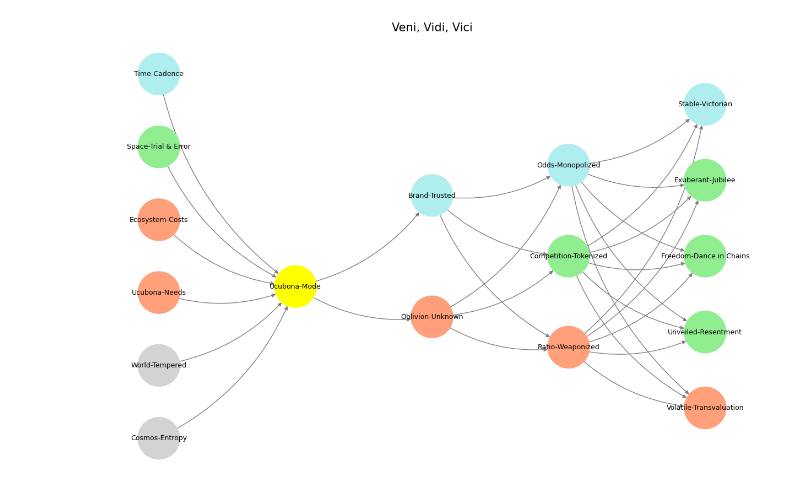
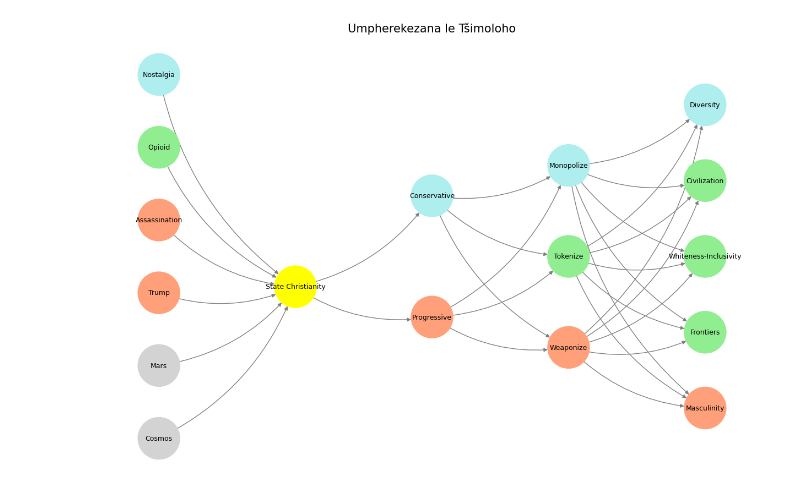
Before and after one commit to abikesa/oil, a Jupyter notebook: kitabo/ensi/_build/jupyter_execute/act1/chapter1.ipynb, the cells around one changed output. Saved outputs shown, nothing was run; the diff lists cells and outputs as text; code cells hidden in the pictures.

```diff
--- a/kitabo/ensi/_build/jupyter_execute/act1/chapter1.ipynb
+++ b/kitabo/ensi/_build/jupyter_execute/act1/chapter1.ipynb
@@ -17,22 +34,22 @@ import networkx as nx
 # Define the neural network fractal
 def define_layers():
     return {
-        'World': ['Cosmos-Entropy', 'World-Tempered', 'Ucubona-Needs', 'Ecosystem-Costs', 'Space-Trial & Error', 'Time-Cadence', ], # Veni; 95/5
-        'Mode': ['Ucubona-Mode'], # Vidi; 80/20
-        'Agent': ['Oblivion-Unknown', 'Brand-Trusted'], # Vici; Veni; 51/49
-        'Space': ['Ratio-Weaponized', 'Competition-Tokenized', 'Odds-Monopolized'], # Vidi; 20/80
-        'Time': ['Volatile-Transvaluation', 'Unveiled-Resentment',  'Freedom-Dance in Chains', 'Exuberant-Jubilee', 'Stable-Victorian'] # Vici; 5/95
+        'World': ['Cosmos', 'Mars', "Trump", 'Assassination', 'Opioid', 'Nostalgia', ],
+        'Mode': ['State Christianity'],
+        'Agent': ['Progressive', 'Conservative'],
+        'Space': ['Weaponize', 'Tokenize', 'Monopolize'],
+        'Time': ["Masculinity", 'Frontiers',  'Whiteness-Inclusivity', 'Civilization', 'Diversity']
     }
 
 # Assign colors to nodes
 def assign_colors():
     color_map = {
-        'yellow': ['Ucubona-Mode'],
-        'paleturquoise': ['Time-Cadence', 'Brand-Trusted', 'Odds-Monopolized', 'Stable-Victorian'],
-        'lightgreen': ['Space-Trial & Error', 'Competition-Tokenized', 'Exuberant-Jubilee', 'Freedom-Dance in Chains', 'Unveiled-Resentment'],
+        'yellow': ['State Christianity'],
+        'paleturquoise': ['Nostalgia', 'Conservative', 'Monopolize', 'Diversity'],
+        'lightgreen': ['Opioid', 'Tokenize', 'Frontiers', 'Whiteness-Inclusivity', 'Civilization'],
         'lightsalmon': [
-            'Ucubona-Needs', 'Ecosystem-Costs', 'Oblivion-Unknown',
-            'Ratio-Weaponized', 'Volatile-Transvaluation'
+            "Trump", 'Assassination', 'Progressive',
+            'Weaponize', "Masculinity"
         ],
     }
     return {node: color for color, nodes in color_map.items() for node in nodes}
@@ -50,32 +67,32 @@ def visualize_nn():
     pos = {}
     node_colors = []
 
     # Add nodes and assign positions
     for i, (layer_name, nodes) in enumerate(layers.items()):
         positions = calculate_positions(nodes, x_offset=i * 2)
         for node, position in zip(nodes, positions):
             G.add_node(node, layer=layer_name)
             pos[node] = position
             node_colors.append(colors.get(node, 'lightgray'))
 
     # Add edges (automated for consecutive layers)
     layer_names = list(layers.keys())
     for i in range(len(layer_names) - 1):
         source_layer, target_layer = layer_names[i], layer_names[i + 1]
         for source in layers[source_layer]:
             for target in layers[target_layer]:
                 G.add_edge(source, target)
 
     # Draw the graph
     plt.figure(figsize=(12, 8))
     nx.draw(
         G, pos, with_labels=True, node_color=node_colors, edge_color='gray',
         node_size=3000, font_size=9, connectionstyle="arc3,rad=0.2"
     )
-    plt.title("Veni, Vidi, Vici", fontsize=15)
+    plt.title("Umpherekezana le Tšimoloho", fontsize=15)
     plt.show()
 
 # Run the visualization
 visualize_nn()
 # %% [output]
-[figure, old version]
+[figure, new version]
```
Also changed, not shown: parts of 4 cells of this notebook, 16 other files.
